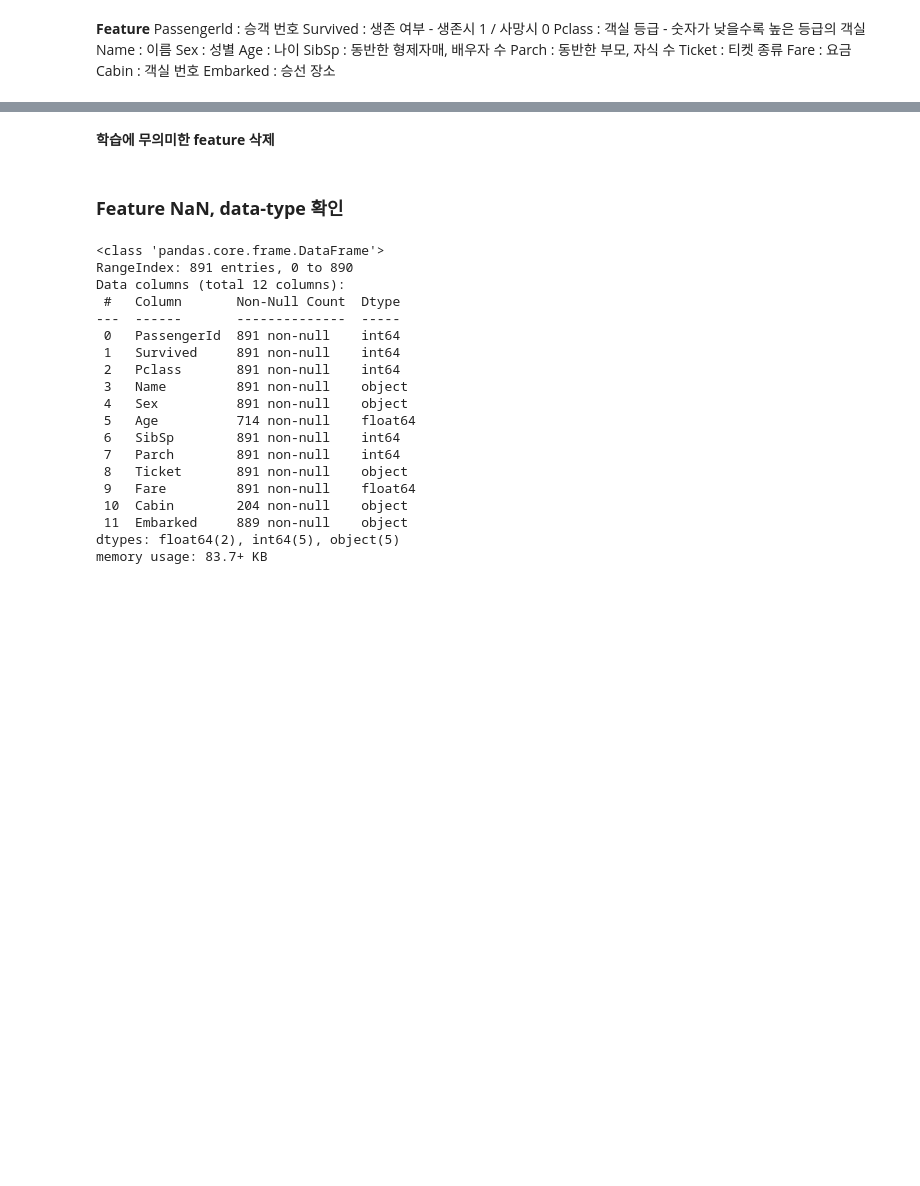
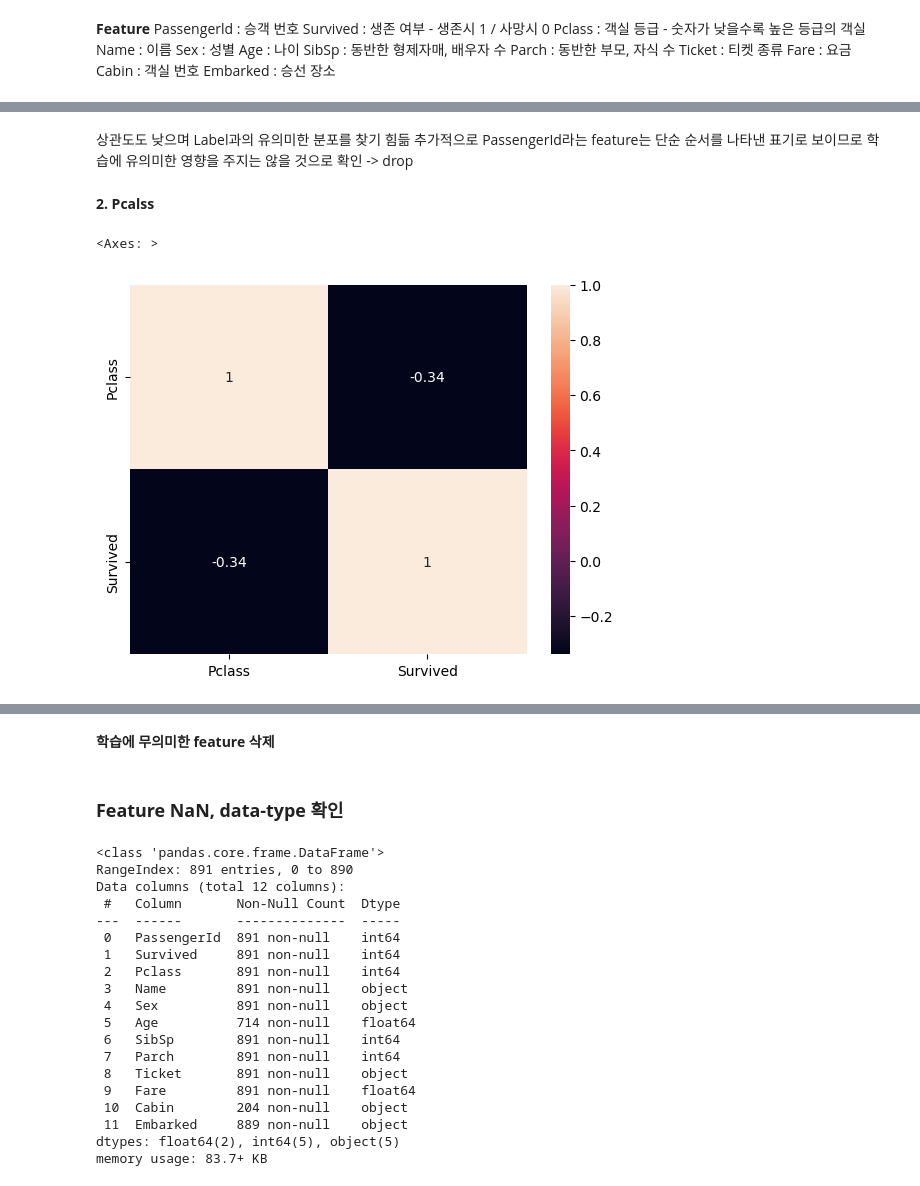
Before and after one commit to JeongHun01/Kaggle, a Jupyter notebook: Titanic/Data_Analysis.ipynb, the cells around one changed output, grey strips where cells are left out. Saved outputs shown, nothing was run; the diff lists cells and outputs as text; code cells hidden in the pictures; blank space fills up the shorter version.

```diff
--- a/Titanic/Data_Analysis.ipynb
+++ b/Titanic/Data_Analysis.ipynb
@@ -27,0 +52,16 @@ Embarked : 승선 장소 </br>
+# %% [markdown]
+상관도도 낮으며 Label과의 유의미한 분포를 찾기 힘듦 </br>
+추가적으로 PassengerId라는 feature는 단순 순서를 나타낸 표기로 보이므로 학습에 유의미한 영향을 주지는 않을 것으로 확인</br>
+-> drop
+# %% [markdown]
+**2. Pcalss**
+# %%
+# Checking the correlation
+
+sv_pc = train_df[['Pclass', 'Survived']]
+corr = sv_pc.corr()
+
+sns.heatmap(corr, annot = True)
+# %% [output]
+<Axes: >
+[figure, added]
```
Also changed, not shown: parts of 64 cells of this notebook.
